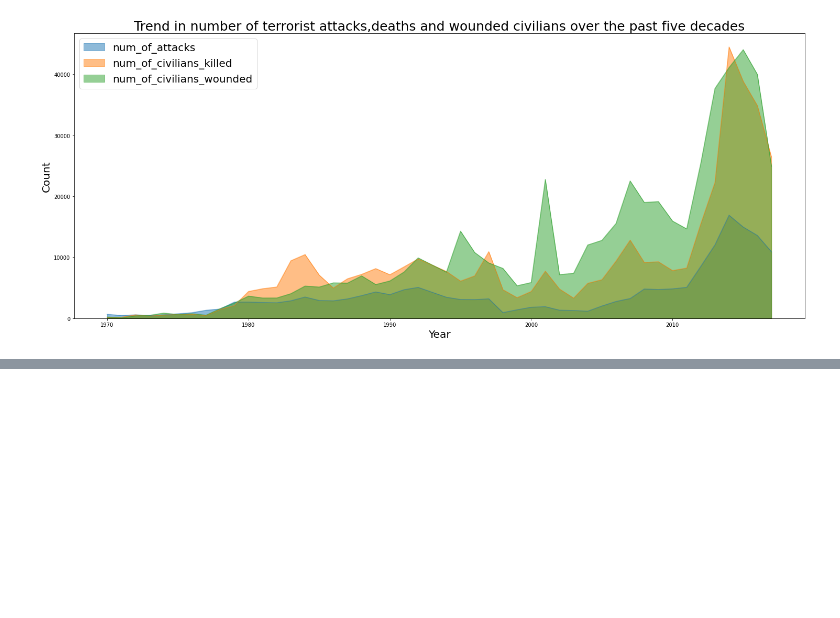
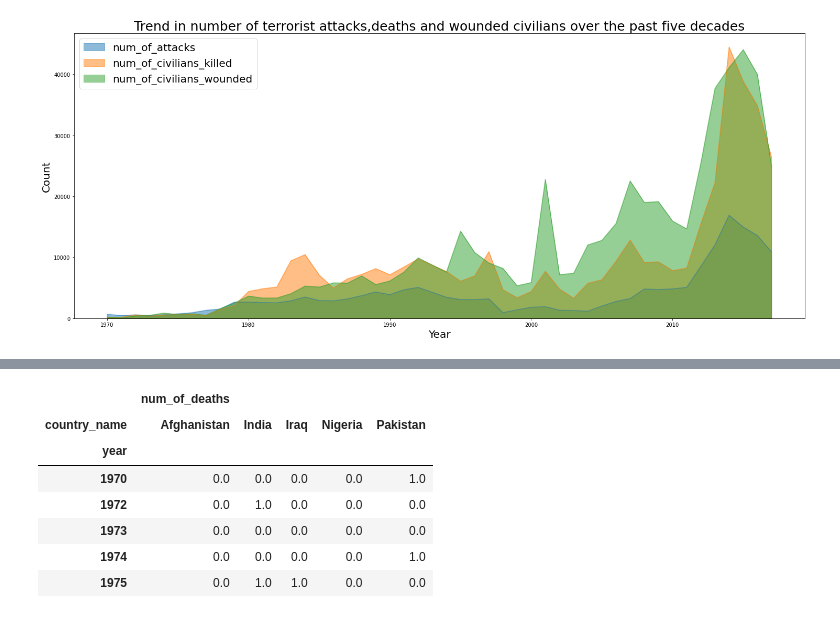
Before and after one commit to manjusreekc/EDA-Global-Terrorism-Analysis, a Jupyter notebook: Global_Terrorism_Analysis_EDA_Capstone_Project.ipynb, the cells around one changed output, grey strips where cells are left out. Cells and saved outputs as stored; diff of their text form; code cells hidden in the pictures; blank space fills up the shorter version.

```diff
--- a/Global_Terrorism_Analysis_EDA_Capstone_Project.ipynb
+++ b/Global_Terrorism_Analysis_EDA_Capstone_Project.ipynb
@@ -558,0 +576,12 @@ plt.show()
+# %%
+deaths1.fillna(0, inplace = True)
+deaths1.head()
+# %% [output]
+|  | num_of_deaths |  |  |  |  |
+| country_name | Afghanistan | India | Iraq | Nigeria | Pakistan |
+| year |  |  |  |  |  |
+| 1970 | 0.0 | 0.0 | 0.0 | 0.0 | 1.0 |
+| 1972 | 0.0 | 1.0 | 0.0 | 0.0 | 0.0 |
+| 1973 | 0.0 | 0.0 | 0.0 | 0.0 | 0.0 |
+| 1974 | 0.0 | 0.0 | 0.0 | 0.0 | 1.0 |
+| 1975 | 0.0 | 1.0 | 1.0 | 0.0 | 0.0 |
```
Also changed, not shown: parts of 11 cells of this notebook.
